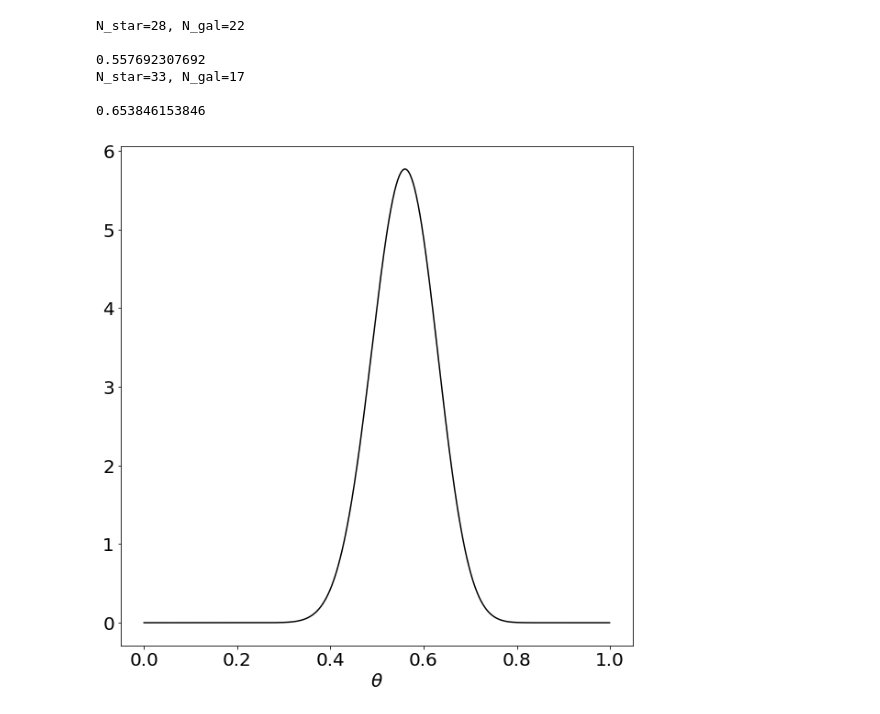
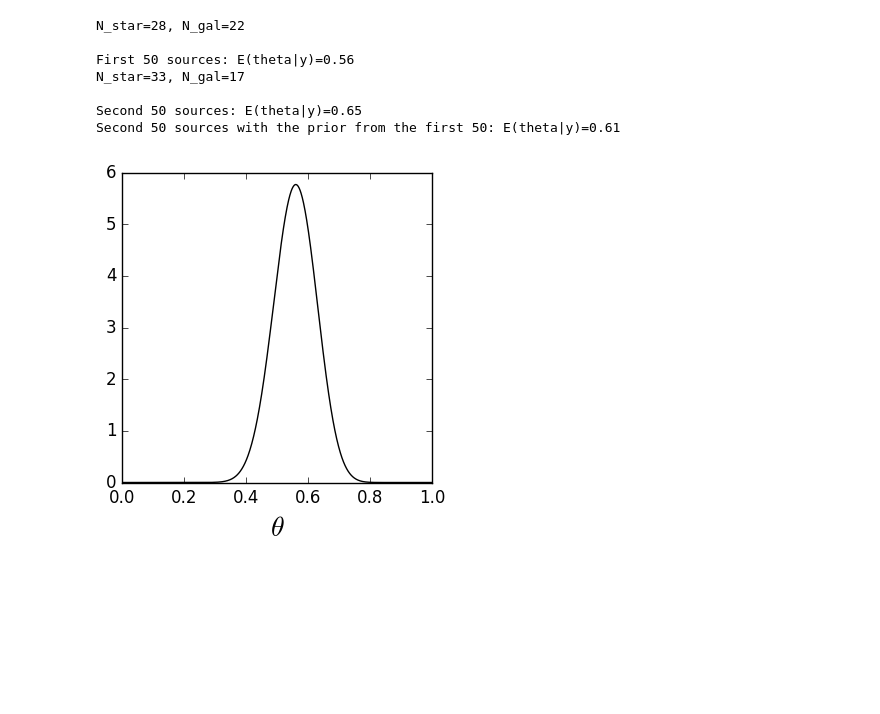
Before and after one commit to liuchaonaoc/Astrostatistics_old2, a Jupyter notebook: SingleParamsModel.ipynb, the cells around one changed output. Drawn from its saved outputs; the diff is of its cells as text; code cells hidden in the pictures; blank space fills up the shorter version.

```diff
--- a/SingleParamsModel.ipynb
+++ b/SingleParamsModel.ipynb
@@ -44,45 +46,47 @@ Nstar = np.sum(types==3)
 N = 50
 print 'N_star=%(d1)d, N_gal=%(d2)d\n' % {'d1':Nstar,'d2':np.sum(types==6)}
 E_th_y = (Nstar+1.)/(N+2.)
-print E_th_y
+print r'First 50 sources: E(theta|y)=%(n).2f' % {'n': E_th_y}
 
 #with uniform distribution
 theta = np.arange(0,1,0.001)
 p = stats.beta.pdf(theta,Nstar+1,N-Nstar+1)
 
-fig = plt.figure(figsize=[10,10])
+fig = plt.figure(figsize=[4,4])
 ax = fig.add_subplot(111)
 ax.plot(theta,p,'k-')
 ax.set_xlabel(r'$\theta$',fontsize=20)
 fig.show()
 
 #with conjugate prior determined by the first 50 and use the 51:100 data
 alpha = Nstar+1
 beta = N-Nstar+1
 
 types = sdss.type[50:100]
 Nstar2 = np.sum(types==3)
 N2 = 50
 print 'N_star=%(d1)d, N_gal=%(d2)d\n' % {'d1':Nstar2,'d2':np.sum(types==6)}
 E_th_y = (Nstar2+1.)/(N2+2.)
-print E_th_y
+print r'Second 50 sources: E(theta|y)=%(n).2f' % {'n': E_th_y}
 #uniform prior
 p2_0 = stats.beta.pdf(theta,Nstar2+1,N2-Nstar2+1)
 #conjugate prior
 p2 = stats.beta.pdf(theta,Nstar2+alpha,N2-Nstar2+beta)
-
-fig = plt.figure(figsize=[10,10])
+print r'Second 50 sources with the prior from the first 50: E(theta|y)=%(n).2f' %\
+    {'n': (Nstar2+alpha)/np.float(N2+alpha+beta)}
+fig = plt.figure(figsize=[4,4])
 ax = fig.add_subplot(111)
 ax.plot(theta,p,'k--')
 ax.plot(theta,p2_0,'k-')
 ax.plot(theta,p2,'r-')
 ax.set_xlabel(r'$\theta$',fontsize=20)
 fig.show()
 # %% [output]
 N_star=28, N_gal=22
 
-0.557692307692
+First 50 sources: E(theta|y)=0.56
 N_star=33, N_gal=17
 
-0.653846153846
+Second 50 sources: E(theta|y)=0.65
+Second 50 sources with the prior from the first 50: E(theta|y)=0.61
-[figure, old version]
+[figure, new version]
```
Also changed, not shown: parts of 8 cells of this notebook, 1 other file.
